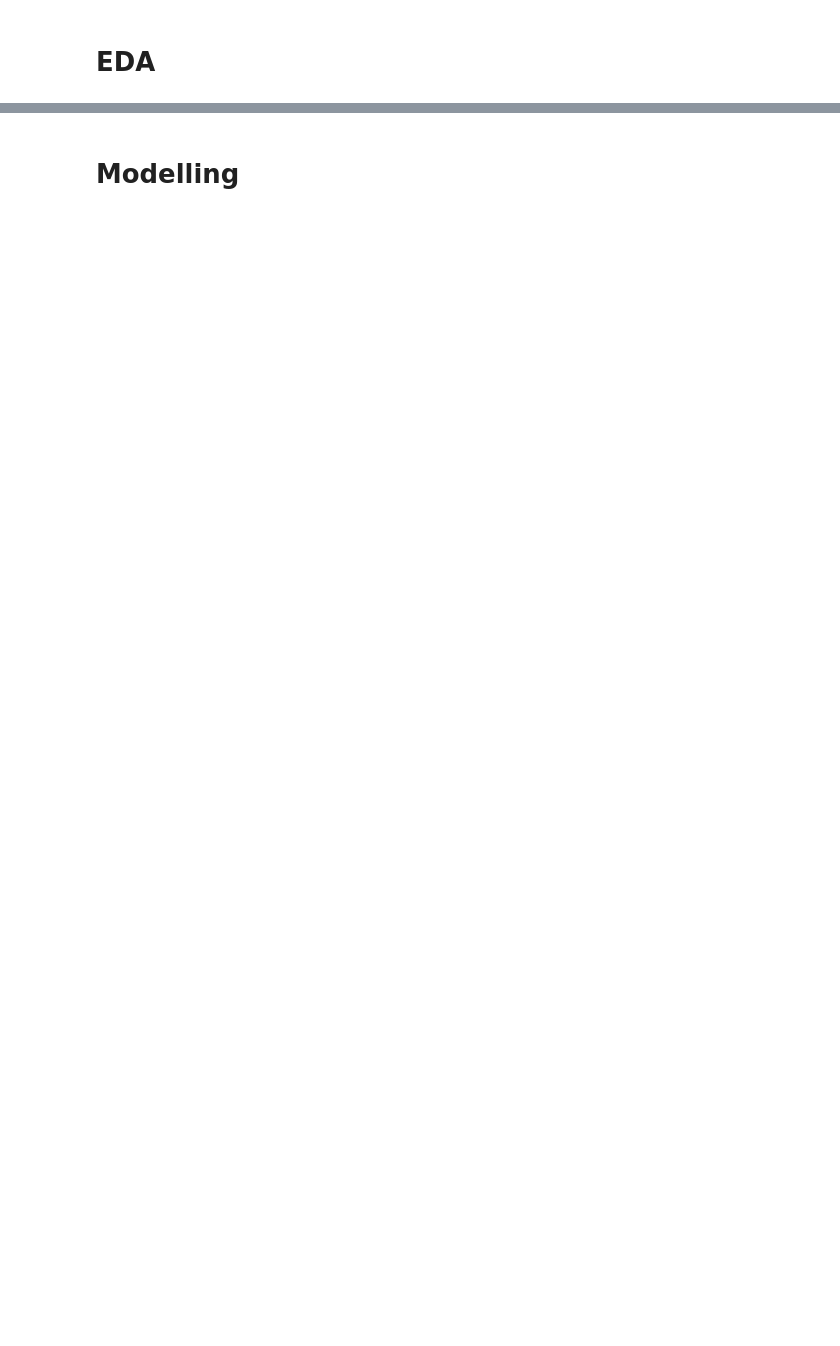
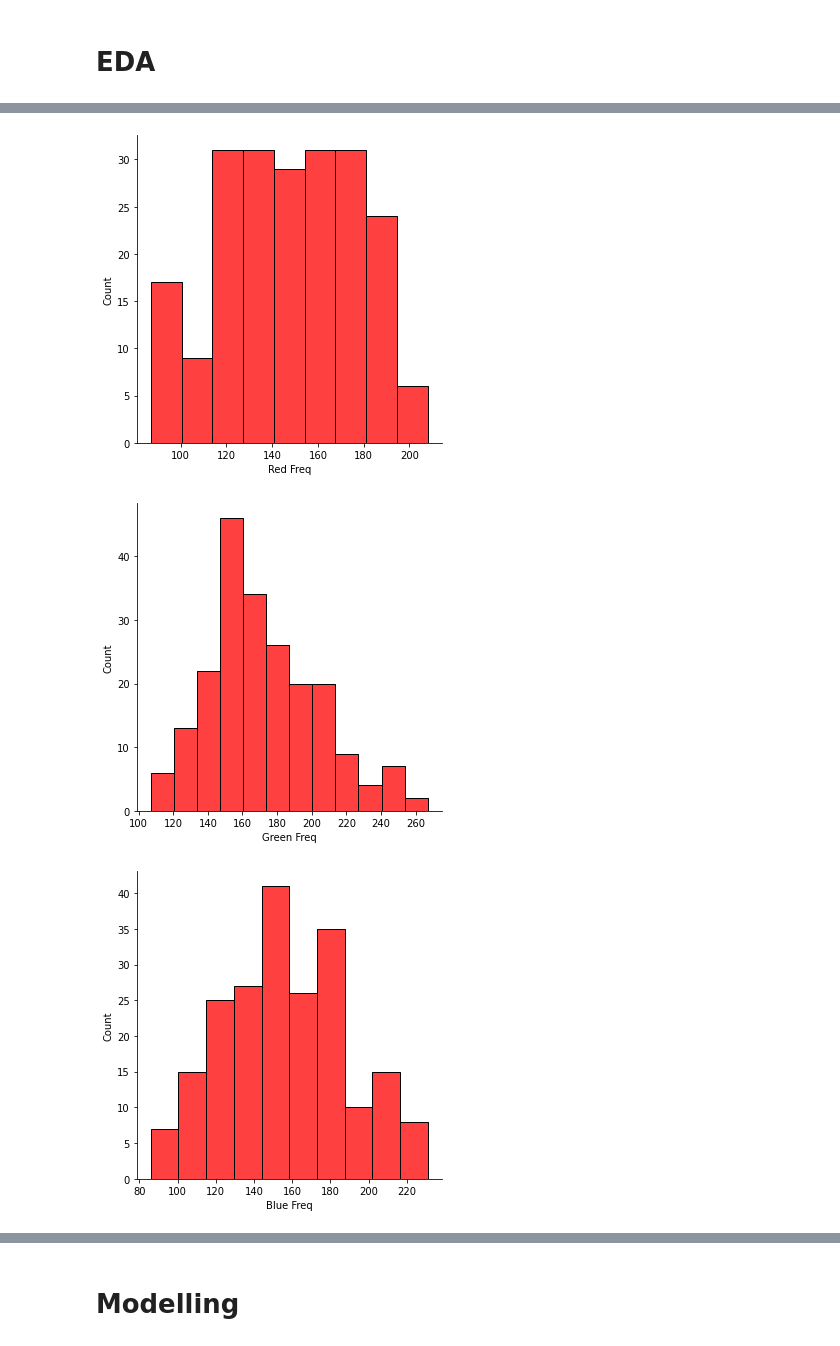
Before and after one commit to Infastq/INFastQ, a Jupyter notebook: ML/model.ipynb, the cells around one changed output, grey strips where cells are left out. Drawn from its saved outputs; the diff is of its cells as text; code cells hidden in the pictures; blank space fills up the shorter version.

```diff
--- a/ML/model.ipynb
+++ b/ML/model.ipynb
@@ -8,4 +8,4 @@ import matplotlib.pyplot as plt
 # %% [markdown]
 ## import data csv
 # %%
-df = pd.read_csv("")
+df = pd.read_csv("./Data Color.csv")
@@ -13,0 +42,5 @@ df = pd.read_csv("")
+# %%
+# drop the date time column
+
+df = df.drop(columns=["Date", "Time"])
+df.dropna(inplace=True)
@@ -13,0 +63,9 @@ df = pd.read_csv("")
+# %%
+df['Value'] = df['Value'].astype(int).astype(str)
+# %%
+for i in df.columns:
+    sns.displot(data=df[i], color="red")
+# %% [output]
+[figure, added]
+[figure, added]
+[figure, added]
```
Also changed, not shown: parts of 21 cells of this notebook, 5 other files.
